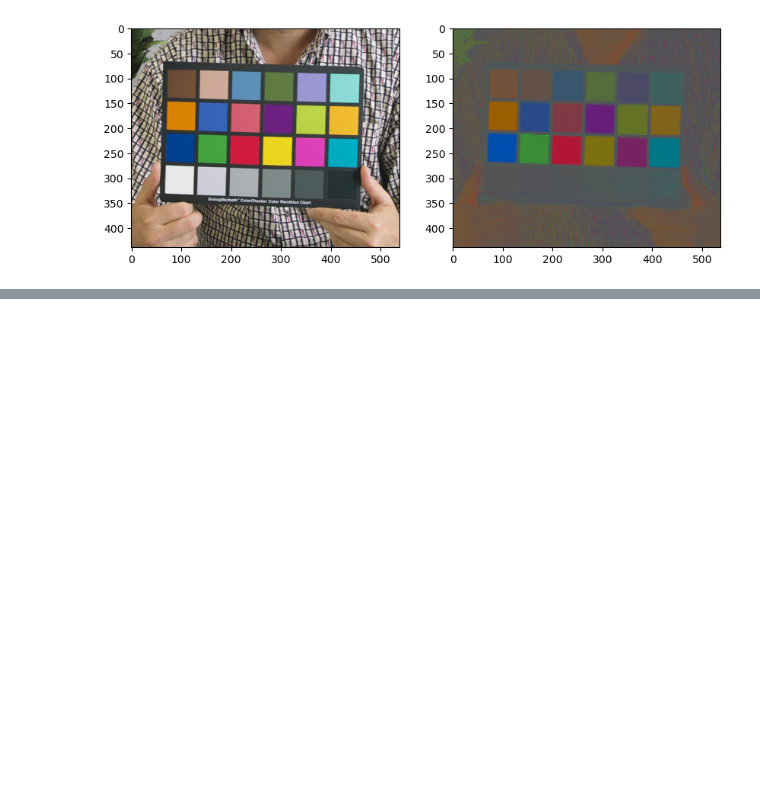
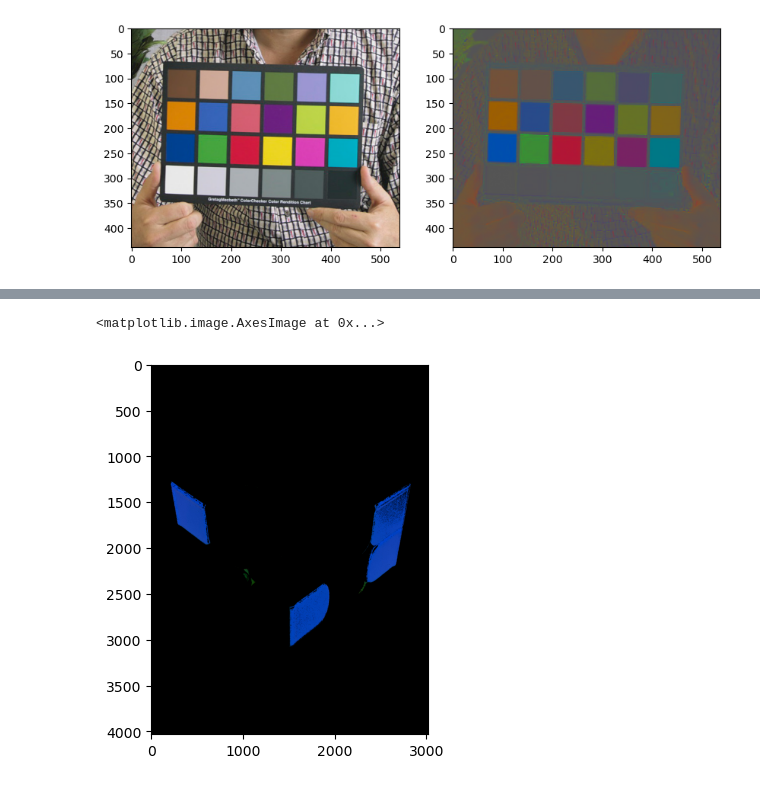
Before and after one commit to genvert/AP_157_FX-2_Vertudez, a Jupyter notebook: Activity 5/Activity 5.ipynb, the cells around one changed output, grey strips where cells are left out. Drawn from its saved outputs; the diff is of its cells as text; code cells hidden in the pictures; blank space fills up the shorter version.

```diff
--- a/Activity 5/Activity 5.ipynb
+++ b/Activity 5/Activity 5.ipynb
@@ -133,0 +104,30 @@ plt.imshow(cube_masked)
+# %%
+def gaussian_PDF(img, ROI):
+    r = img[:,:,0]
+    g = img[:,:,1]
+
+    ROI_r = ROI[:,:,0]
+    ROI_g = ROI[:,:,1]
+
+    mu_r = np.mean(ROI_r)
+    mu_g = np.mean(ROI_g)
+    sigma_r = np.std(ROI_r)
+    sigma_g = np.std(ROI_g)
+
+    gauss_r = 1/(sigma_r*np.sqrt(2*np.pi))*np.exp(-(r-mu_r)**2/(2*sigma_r**2))
+    gauss_g = 1/(sigma_g*np.sqrt(2*np.pi))*np.exp(-(g-mu_g)**2/(2*sigma_g**2))
+    return gauss_r*gauss_g
+# %%
+cube_gauss = gaussian_PDF(cube, cube_ROI)
+
+
+cube_mask = cube_gauss >0.1
+rcube = cube[:,:,0]*cube_mask
+gcube = cube[:,:,1]*cube_mask
+bcube = cube[:,:,2]*cube_mask
+cube_masked = np.dstack((rcube,gcube,bcube))
+
+plt.imshow(cube_masked)
+# %% [output]
+<matplotlib.image.AxesImage at 0x...>
+[figure, added]
```
Also changed, not shown: parts of 10 cells of this notebook.
